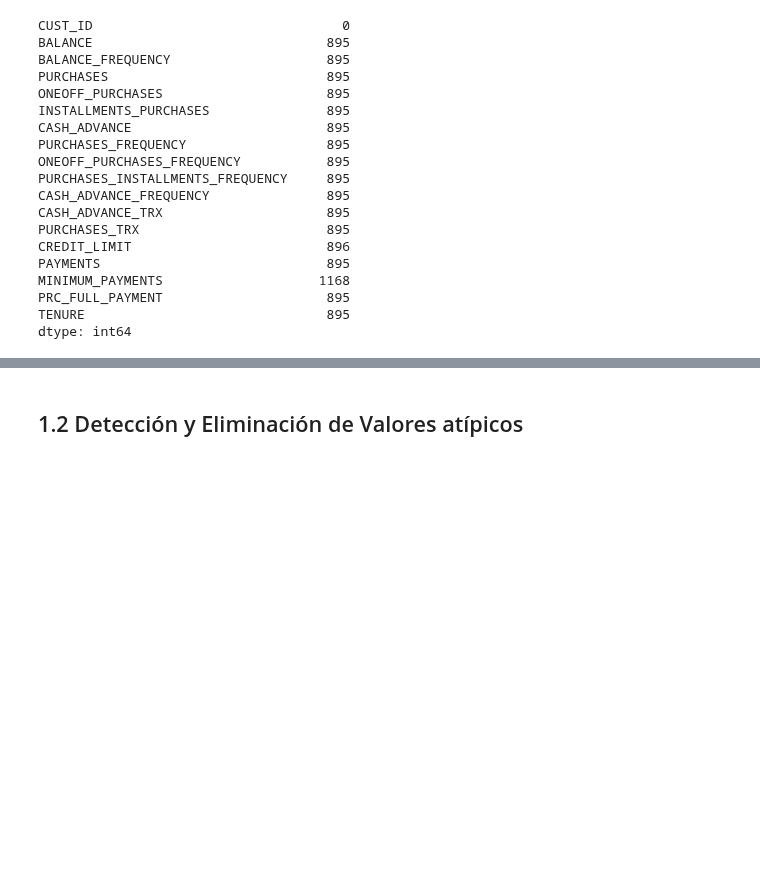
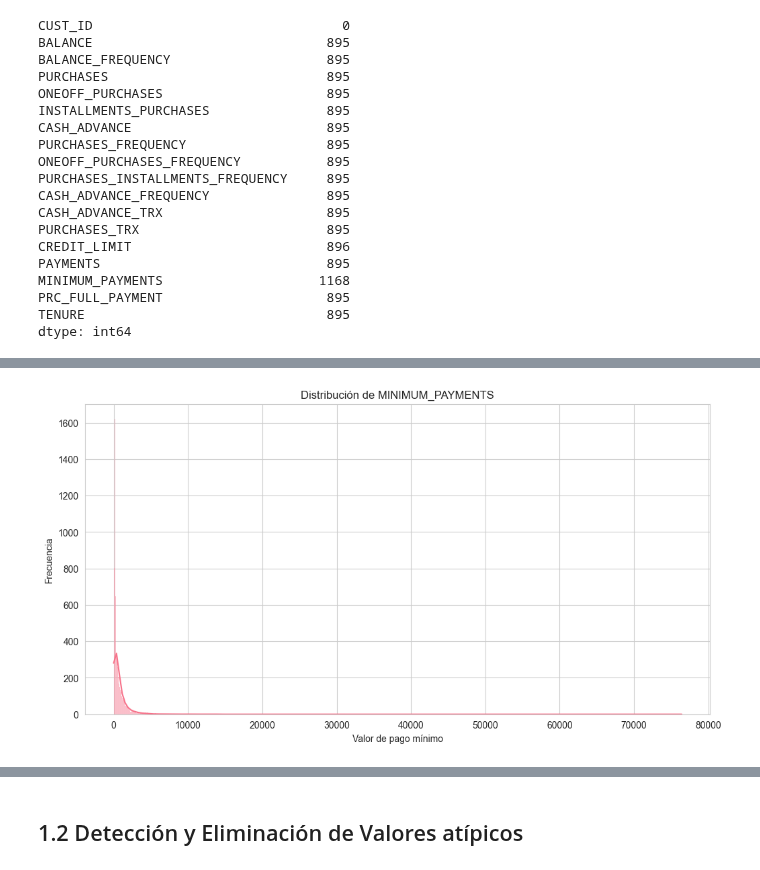
Before and after one commit to WSmithDR/espol-bootcamp-data_science, a Jupyter notebook: Plantilla_Proyecto.ipynb, the cells around one changed output, grey strips where cells are left out. Cells and saved outputs as stored; diff of their text form; code cells hidden in the pictures; blank space fills up the shorter version.

```diff
--- a/Plantilla_Proyecto.ipynb
+++ b/Plantilla_Proyecto.ipynb
@@ -82,0 +294,4 @@ df.describe()
+# %%
+df2_imputado = df2.copy()
+# %%
+df2_imputado = df2_imputado.dropna(how='all', subset=['PURCHASES'])
@@ -82,0 +340,10 @@ df.describe()
+# %%
+# Para MINIMUM_PAYMENTS (variable continua con muchos outliers)
+plt.figure(figsize=(12, 6))
+sns.histplot(data=df2_imputado, x='MINIMUM_PAYMENTS', kde=True)  # Histograma con curva de densidad
+plt.title('Distribución de MINIMUM_PAYMENTS')
+plt.xlabel('Valor de pago mínimo')
+plt.ylabel('Frecuencia')
+plt.show()
+# %% [output]
+[figure, added]
```
Also changed, not shown: parts of 50 cells of this notebook, 2 other files.
